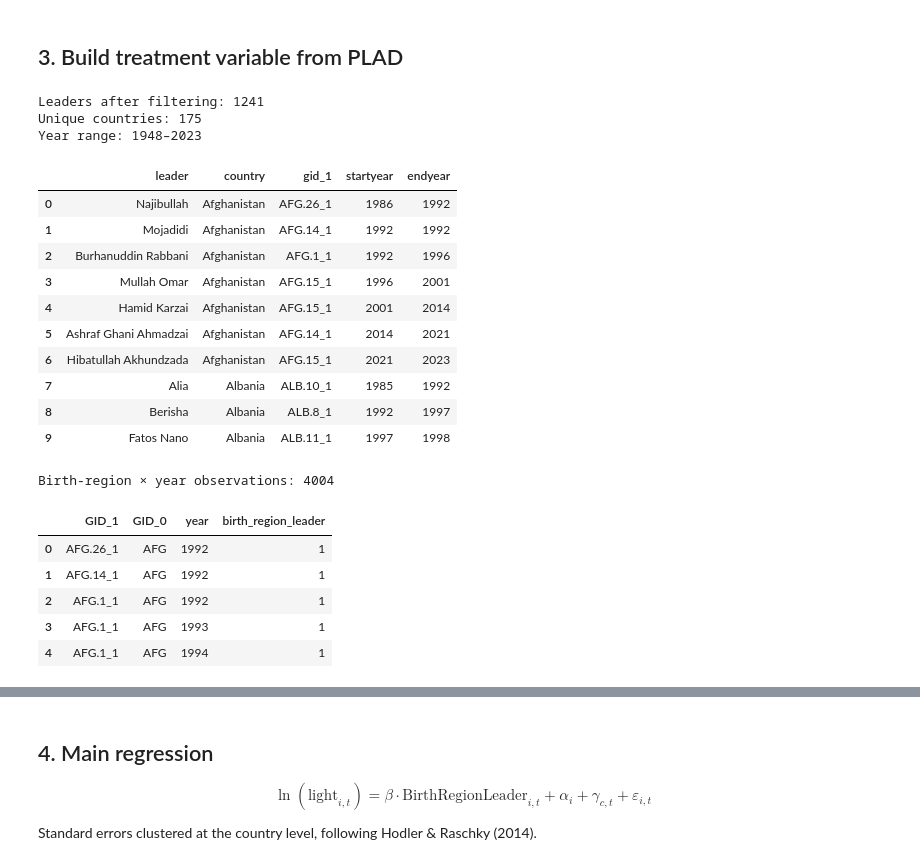
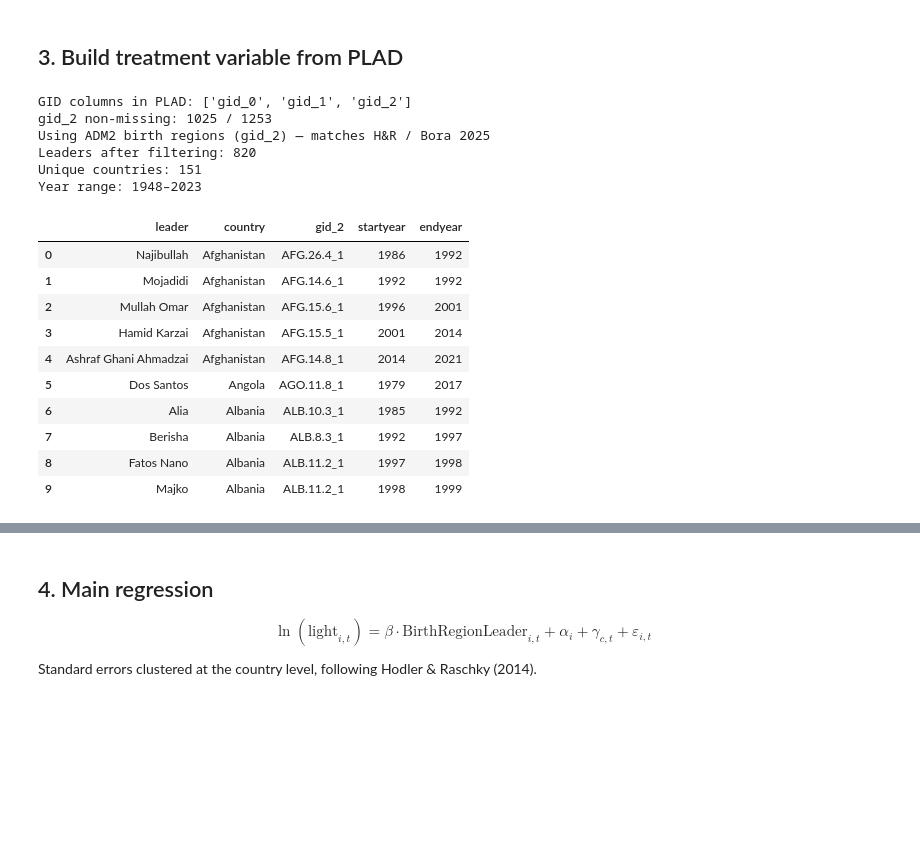
Before and after one commit to RichSchulz/political-leader-pollution, a Jupyter notebook: analysis/replication.ipynb, the cells around one changed output, grey strips where cells are left out. Drawn from its saved outputs; the diff is of its cells as text; code cells hidden in the pictures; blank space fills up the shorter version.

```diff
--- a/analysis/replication.ipynb
+++ b/analysis/replication.ipynb
@@ -135,48 +164,53 @@ Panel shape: (80564, 4)
 # %%
 plad = pd.read_stata(PLAD_PATH)
 
-# Keep domestic leaders with valid ADM1 identifiers
+# Keep domestic leaders with valid birth region identifiers
 plad = plad[plad["foreign_leader"] == "0"].copy()
-plad = plad[plad["gid_1"].str.strip() != "."].copy()
+
+# Detect which GID level is available for birth region coding
+gid_cols = [c for c in plad.columns if c.lower().startswith("gid_")]
+print(f"GID columns in PLAD: {gid_cols}")
+
+# Prefer gid_2 (ADM2 birth district, matching H&R/Bora); fall back to gid_1 (ADM1 province)
+if "gid_2" in plad.columns:
+    n_valid_gid2 = (plad["gid_2"].str.strip() != ".").sum()
+    print(f"gid_2 non-missing: {n_valid_gid2} / {len(plad)}")
+    BIRTH_GID = "gid_2"
+    print("Using ADM2 birth regions (gid_2) — matches H&R / Bora 2025")
+else:
+    BIRTH_GID = "gid_1"
+    print("WARNING: gid_2 not in PLAD — using gid_1 (ADM1). Treatment will be assigned to "
+          "all ADM2 districts within the birth province.")
+
+plad = plad[plad[BIRTH_GID].str.strip() != "."].copy()
 plad["startyear"] = plad["startyear"].astype(int)
 plad["endyear"] = plad["endyear"].astype(int)
+
+# Restrict to leaders with an Archigos ID — matches H&R's "effective executive" definition
+plad = plad[plad["archigos_id"].str.strip() != "."].copy()
+
+# Sort by country then start year (required for overlap fix below)
+plad = plad.sort_values(["gid_0", "startyear"]).reset_index(drop=True)
 
 print(f"Leaders after filtering: {len(plad)}")
 print(f"Unique countries: {plad['country'].nunique()}")
 print(f"Year range: {plad['startyear'].min()}–{plad['endyear'].max()}")
-plad[["leader", "country", "gid_1", "startyear", "endyear"]].head(10)
+plad[["leader", "country", BIRTH_GID, "startyear", "endyear"]].head(10)
 # %% [output]
-Leaders after filtering: 1241
-Unique countries: 175
+GID columns in PLAD: ['gid_0', 'gid_1', 'gid_2']
+gid_2 non-missing: 1025 / 1253
+Using ADM2 birth regions (gid_2) — matches H&R / Bora 2025
+Leaders after filtering: 820
+Unique countries: 151
 Year range: 1948–2023
-|  | leader | country | gid_1 | startyear | endyear |
-| 0 | Najibullah | Afghanistan | AFG.26_1 | 1986 | 1992 |
-| 1 | Mojadidi | Afghanistan | AFG.14_1 | 1992 | 1992 |
-| 2 | Burhanuddin Rabbani | Afghanistan | AFG.1_1 | 1992 | 1996 |
-| 3 | Mullah Omar | Afghanistan | AFG.15_1 | 1996 | 2001 |
-| 4 | Hamid Karzai | Afghanistan | AFG.15_1 | 2001 | 2014 |
-| 5 | Ashraf Ghani Ahmadzai | Afghanistan | AFG.14_1 | 2014 | 2021 |
-| 6 | Hibatullah Akhundzada | Afghanistan | AFG.15_1 | 2021 | 2023 |
-| 7 | Alia | Albania | ALB.10_1 | 1985 | 1992 |
-| 8 | Berisha | Albania | ALB.8_1 | 1992 | 1997 |
-| 9 | Fatos Nano | Albania | ALB.11_1 | 1997 | 1998 |
+|  | leader | country | gid_2 | startyear | endyear |
+| 0 | Najibullah | Afghanistan | AFG.26.4_1 | 1986 | 1992 |
+| 1 | Mojadidi | Afghanistan | AFG.14.6_1 | 1992 | 1992 |
+| 2 | Mullah Omar | Afghanistan | AFG.15.6_1 | 1996 | 2001 |
+| 3 | Hamid Karzai | Afghanistan | AFG.15.5_1 | 2001 | 2014 |
+| 4 | Ashraf Ghani Ahmadzai | Afghanistan | AFG.14.8_1 | 2014 | 2021 |
+| 5 | Dos Santos | Angola | AGO.11.8_1 | 1979 | 2017 |
+| 6 | Alia | Albania | ALB.10.3_1 | 1985 | 1992 |
+| 7 | Berisha | Albania | ALB.8.3_1 | 1992 | 1997 |
+| 8 | Fatos Nano | Albania | ALB.11.2_1 | 1997 | 1998 |
+| 9 | Majko | Albania | ALB.11.2_1 | 1998 | 1999 |
-# %%
-# Expand leader spells into leader-year rows, then map to birth region-year
-rows = []
-for _, row in plad.iterrows():
-    for y in range(max(row["startyear"], 1992), min(row["endyear"], 2013) + 1):
-        rows.append({"GID_1": row["gid_1"], "GID_0": row["gid_0"], "year": y})
-
-leader_years = pd.DataFrame(rows).drop_duplicates(subset=["GID_1", "year"])
-leader_years["birth_region_leader"] = 1
-
-print(f"Birth-region × year observations: {len(leader_years)}")
-leader_years.head()
-# %% [output]
-Birth-region × year observations: 4004
-|  | GID_1 | GID_0 | year | birth_region_leader |
-| 0 | AFG.26_1 | AFG | 1992 | 1 |
-| 1 | AFG.14_1 | AFG | 1992 | 1 |
-| 2 | AFG.1_1 | AFG | 1992 | 1 |
-| 3 | AFG.1_1 | AFG | 1993 | 1 |
-| 4 | AFG.1_1 | AFG | 1994 | 1 |
```
Also changed, not shown: parts of 11 cells of this notebook, 2 other files.
